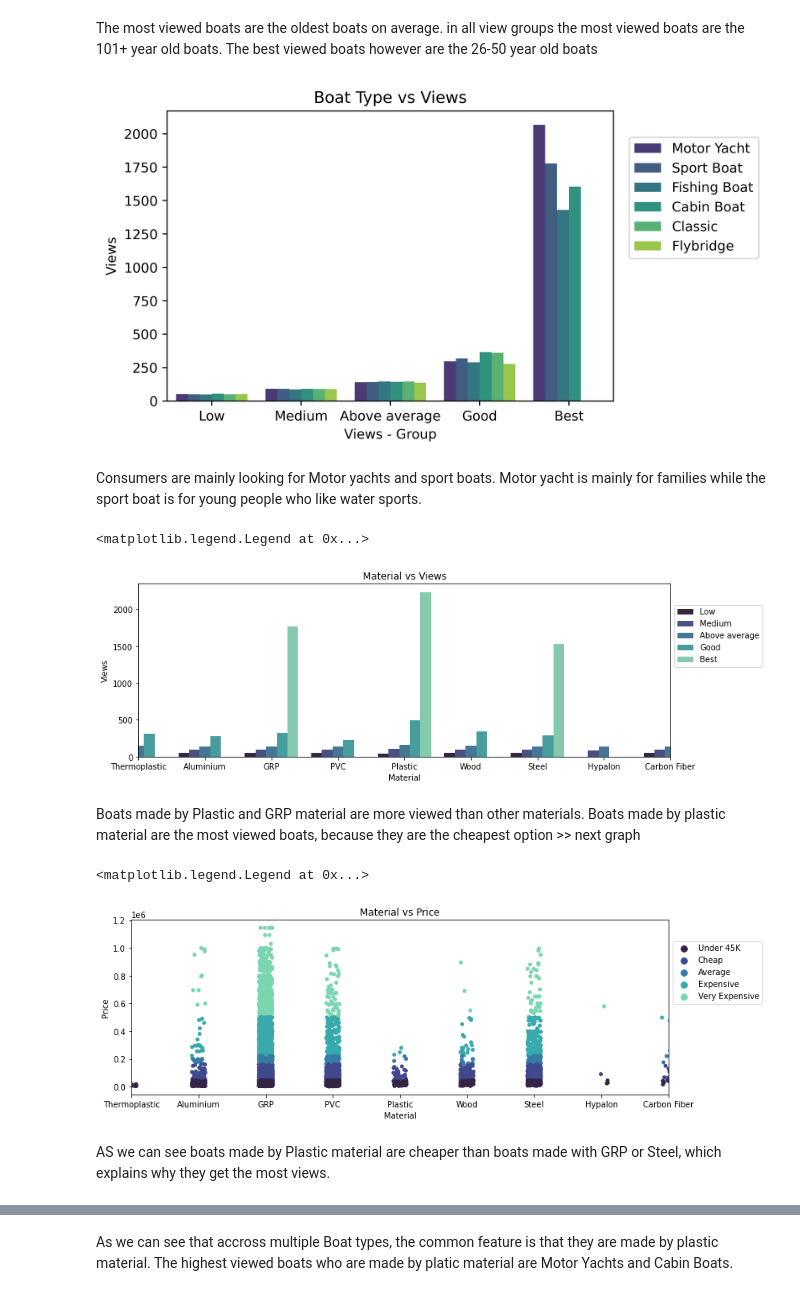
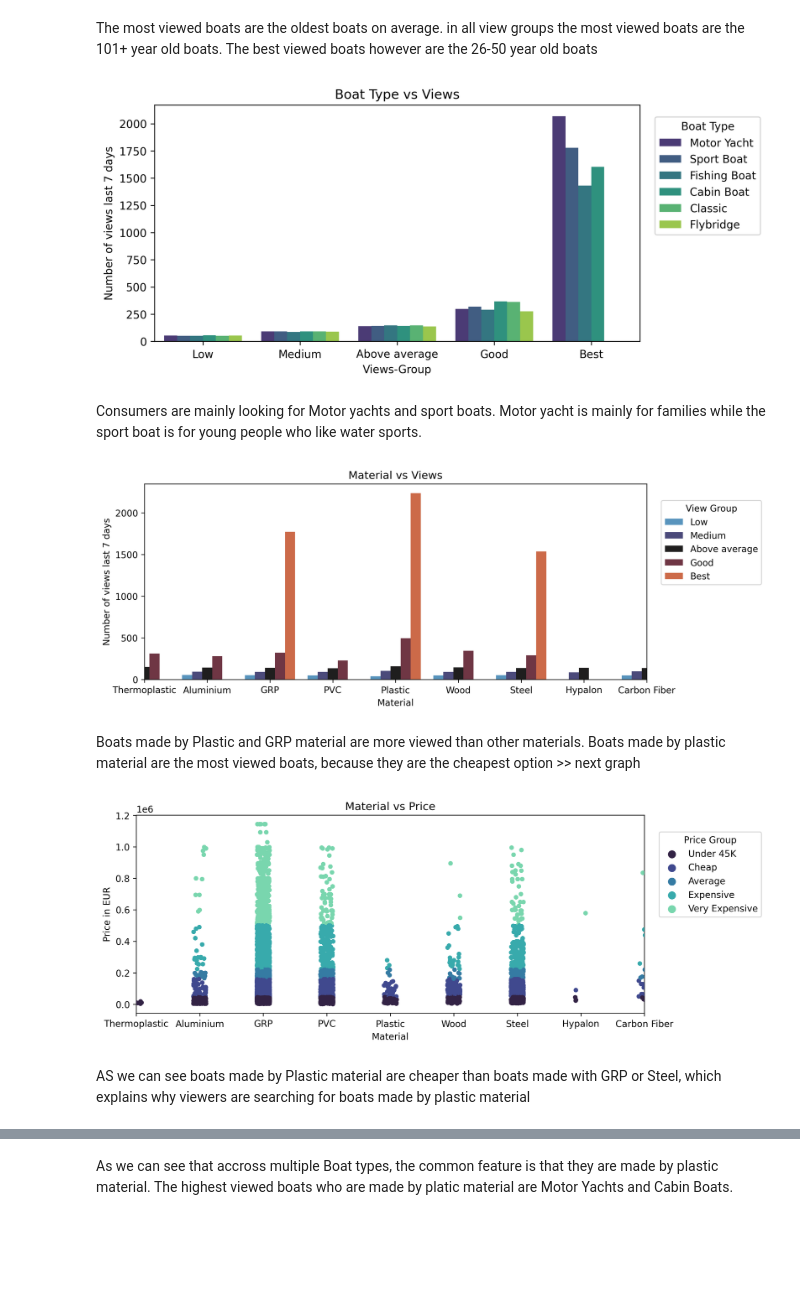
Before and after one commit to Estorko/Data-Analysis-Certification-Case-study-, a Jupyter notebook: DataCampCerf/DataCampCertf.ipynb, the cells around one changed output, grey strips where cells are left out. Drawn from its saved outputs; the diff is of its cells as text; code cells hidden in the pictures; blank space fills up the shorter version.

```diff
--- a/DataCampCerf/DataCampCertf.ipynb
+++ b/DataCampCerf/DataCampCertf.ipynb
@@ -105,8 +105,8 @@ fig,ax=plt.subplots(figsize=(8,4))
 fig=sns.barplot(x='View_group',y='Price_EUR',data=df,ci=False,palette='twilight_shifted',hue='EUR Price Group')
 fig.set(xlabel='View Group',ylabel='Price in EUR',title='Price vs Views')
 fig.legend(loc='center left',bbox_to_anchor=(1.02, 0.7),title='Price Group')
-plt.rcParams['figure.dpi'] = 500
-plt.rcParams['savefig.dpi'] = 500
+plt.rcParams['figure.dpi'] = 300
+plt.rcParams['savefig.dpi'] = 300
 # %% [output]
 [figure]
 # %% [markdown]
@@ -118,8 +118,8 @@ fig,ax=plt.subplots(figsize=(8,4))
 fig=sns.barplot(x='View_group',y='Age',data=df,ci=False,palette='mako',hue='Age Group')
 fig.set(xlabel='Views-Group',ylabel='Age',title='Views vs Age')
 fig.legend(loc='center left',bbox_to_anchor=(1.02, 0.7),title='Age Group')
-plt.rcParams['figure.dpi'] = 500
-plt.rcParams['savefig.dpi'] = 500
+plt.rcParams['figure.dpi'] = 300
+plt.rcParams['savefig.dpi'] = 300
 # %% [output]
 [figure]
 # %% [markdown]
@@ -127,41 +127,44 @@ The most viewed boats are the oldest boats on average. in all view groups the mo
 # %%
 # Fig 3
 # 3.) Boat Type vs Views
+fig,ax=plt.subplots(figsize=(8,4))
 fig=sns.barplot(x='View_group',y='Number of views last 7 days',data=df,palette='viridis',hue='Boat Type-Main',hue_order=['Motor Yacht',
 'Sport Boat','Fishing Boat','Cabin Boat','Classic','Flybridge'],ci=False)
-fig.set(xlabel='Views - Group',ylabel='Views',title='Boat Type vs Views')
-fig.legend(loc='center left',bbox_to_anchor=(1.02, 0.7))
-plt.rcParams['figure.dpi'] = 500
-plt.rcParams['savefig.dpi'] = 500
+fig.set(xlabel='Views-Group',title='Boat Type vs Views')
+fig.legend(loc='center left',bbox_to_anchor=(1.02, 0.7),title='Boat Type')
+plt.rcParams['figure.dpi'] = 300
+plt.rcParams['savefig.dpi'] = 300
 # %% [output]
-[figure, old version]
+[figure, new version]
 # %% [markdown]
 Consumers are mainly looking for Motor yachts and sport boats. Motor yacht is mainly for families while the sport boat is for young people who like water sports.
 # %%
 # Fig 4
 # 4.) Material vs Views
-fig,ax=plt.subplots(figsize=(12,4))
-fig=sns.barplot(x='Material',y='Number of views last 7 days',data=df,palette='mako',hue='View_group',ci=False)
-fig.set(xlabel='Material',ylabel='Views',title='Material vs Views',xlim=(0,8))
-fig.legend(loc='center left',bbox_to_anchor=(1, 0.7))
+fig,ax=plt.subplots(figsize=(10,4))
+fig=sns.barplot(x='Material',y='Number of views last 7 days',data=df,palette='icefire',hue='View_group',ci=False)
+fig.set(xlabel='Material',title='Material vs Views',xlim=(0,8))
+fig.legend(loc='center left',bbox_to_anchor=(1.02, 0.7),title='View Group')
+plt.rcParams['figure.dpi'] = 300
+plt.rcParams['savefig.dpi'] = 300
 # %% [output]
-<matplotlib.legend.Legend at 0x...>
-[figure, old version]
+[figure, new version]
 # %% [markdown]
 Boats made by Plastic and GRP material are more viewed than other materials. Boats made by plastic material are the most viewed boats, because they are the cheapest option >> next graph
 # %%
 # Fig 5
 # 5.) Material vs Price
-fig,ax=plt.subplots(figsize=(12,4))
+fig,ax=plt.subplots(figsize=(10,4))
 # fig=sns.barplot(x='Material',y='Price_EUR',data=df,palette='mako',hue='EUR Price Group',ci=False)
 fig=sns.stripplot(x='Material',y='Price_EUR',data=df,palette='mako',hue='EUR Price Group')
-fig.set(xlabel='Material',ylabel='Price',title='Material vs Price',xlim=(0,8))
-fig.legend(loc='center left',bbox_to_anchor=(1, 0.7))
+fig.set(xlabel='Material',ylabel='Price in EUR',title='Material vs Price',xlim=(0,8))
+fig.legend(loc='center left',bbox_to_anchor=(1.02, 0.7),title='Price Group')
+plt.rcParams['figure.dpi'] = 300
+plt.rcParams['savefig.dpi'] = 300
 # %% [output]
-<matplotlib.legend.Legend at 0x...>
-[figure, old version]
+[figure, new version]
 # %% [markdown]
-AS we can see boats made by Plastic material are cheaper than boats made with GRP or Steel, which explains why they get the most views.
+AS we can see boats made by Plastic material are cheaper than boats made with GRP or Steel, which explains why viewers are searching for boats made by plastic material
 # %%
 # Fig 6
 # 6.) Boat Type vs Material vs Views
```
Also changed, not shown: parts of 11 cells of this notebook.
